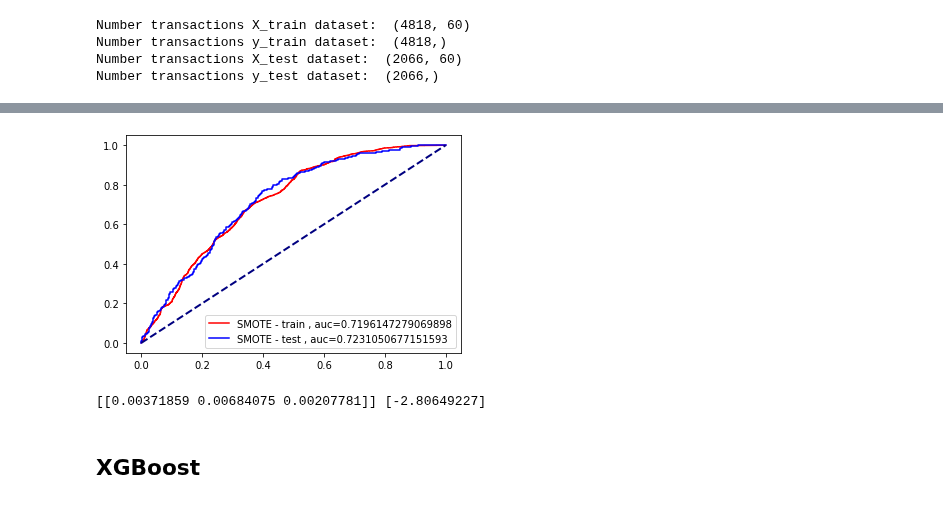
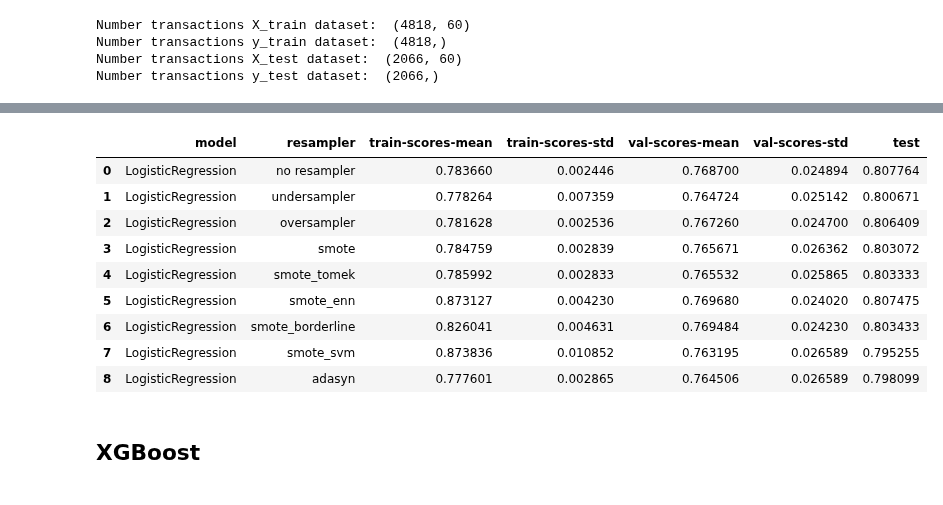
Before and after one commit to PisutSukpool/CRM-Analytics, a Jupyter notebook: Homework 08/Campaign Response Model_Main.ipynb, the cells around one changed output, grey strips where cells are left out. Cells and saved outputs as stored; diff of their text form; code cells hidden in the pictures.

```diff
--- a/Homework 08/Campaign Response Model_Main.ipynb
+++ b/Homework 08/Campaign Response Model_Main.ipynb
@@ -328,0 +411,3 @@ plt.show()
+# %%
+filter_feature =  [ i for i in filter_group_feature]
+filter_feature
@@ -573,22 +472,45 @@ weighted avg       0.87      0.64      0.71      2066
-# %%
-y_score_train = logreg_model_SMOTE.decision_function(X_SMOTE)
-fpr_train, tpr_train, _ = roc_curve(y_SMOTE,  y_score_train)
-auc_train = roc_auc_score(y_SMOTE, y_score_train)
-plt.plot(fpr_train,tpr_train, color='red', label='SMOTE - train , auc='+str(auc_train))
-
-y_score_test = logreg_model_SMOTE.decision_function(X_test)
-fpr_test, tpr_test, _ = roc_curve(y_test,  y_score_test)
-auc_test = roc_auc_score(y_test, y_score_test)
-plt.plot(fpr_test,tpr_test, color='Blue', label='SMOTE - test , auc='+str(auc_test))
-
-plt.plot([0, 1], [0, 1], color='navy', lw=2, linestyle='--')
-plt.legend(loc=4)
-plt.show()
-# %% [output]
-[figure, removed]
-# %%
-print(logreg_model_SMOTE.coef_, logreg_model_under.intercept_)
-# %% [output]
-[[0.00371859 0.00684075 0.00207781]] [-2.80649227]
+# %%
+model_name = 'LogisticRegression'
+logreg_params = {'solver': 'liblinear','class_weight': 'balanced','random_state': random_state,}
+def logreg_cross_val_score(params,  cv, resampler=None):
+    train_scores = []
+    val_scores = []
+    for train_fold_index, val_fold_index in cv.split(X_train, y_train):
+        X_train_fold, y_train_fold = X_train.iloc[train_fold_index], y_train[train_fold_index]
+        X_val_fold, y_val_fold = X_train.iloc[val_fold_index], y_train[val_fold_index]
+        X_train_rs, y_train_rs = get_resample(X_train_fold, y_train_fold, resampler)
+        model = LogisticRegression(**params)
+        model.fit(X_train_rs, y_train_rs)
+        auc_train = roc_auc_score(y_train_rs, model.decision_function(X_train_rs))
+        auc_val = roc_auc_score(y_val_fold, model.decision_function(X_val_fold))
+        train_scores.append(auc_train)
+        val_scores.append(auc_val)
+    return train_scores, val_scores
+def logreg_eval_score(params, resampler=None):
+    X_train_rs, y_train_rs = get_resample(X_train2, y_train2, resampler)
+    model = LogisticRegression(**params)
+    model.fit(X_train_rs, y_train_rs)
+    auc_train = roc_auc_score(y_train_rs, model.decision_function(X_train_rs))
+    auc_val = roc_auc_score(y_val, model.decision_function(X_val))
+    auc_test = roc_auc_score(y_test, model.decision_function(X_test))
+    return auc_train, auc_val, auc_test
+result = []
+for rs_name, rs in resamplers:
+    train_scores, val_scores = logreg_cross_val_score(logreg_params, resampler=rs, cv=kf)
+    auc_train, auc_val, auc_test = logreg_eval_score(logreg_params, resampler=rs)
+    result.append((model_name, rs_name, np.mean(train_scores), np.std(train_scores),np.mean(val_scores), np.std(val_scores),auc_test))
+df_logreg_eval = pd.DataFrame(result, columns=metric_cols)
+df_logreg_eval
+# %% [output]
+|  | model | resampler | train-scores-mean | train-scores-std | val-scores-mean | val-scores-std | test |
+| 0 | LogisticRegression | no resampler | 0.783660 | 0.002446 | 0.768700 | 0.024894 | 0.807764 |
+| 1 | LogisticRegression | undersampler | 0.778264 | 0.007359 | 0.764724 | 0.025142 | 0.800671 |
+| 2 | LogisticRegression | oversampler | 0.781628 | 0.002536 | 0.767260 | 0.024700 | 0.806409 |
+| 3 | LogisticRegression | smote | 0.784759 | 0.002839 | 0.765671 | 0.026362 | 0.803072 |
+| 4 | LogisticRegression | smote_tomek | 0.785992 | 0.002833 | 0.765532 | 0.025865 | 0.803333 |
+| 5 | LogisticRegression | smote_enn | 0.873127 | 0.004230 | 0.769680 | 0.024020 | 0.807475 |
+| 6 | LogisticRegression | smote_borderline | 0.826041 | 0.004631 | 0.769484 | 0.024230 | 0.803433 |
+| 7 | LogisticRegression | smote_svm | 0.873836 | 0.010852 | 0.763195 | 0.026589 | 0.795255 |
+| 8 | LogisticRegression | adasyn | 0.777601 | 0.002865 | 0.764506 | 0.026589 | 0.798099 |
 # %% [markdown]
 ## **XGBoost**
```
Also changed, not shown: parts of 41 cells of this notebook.
